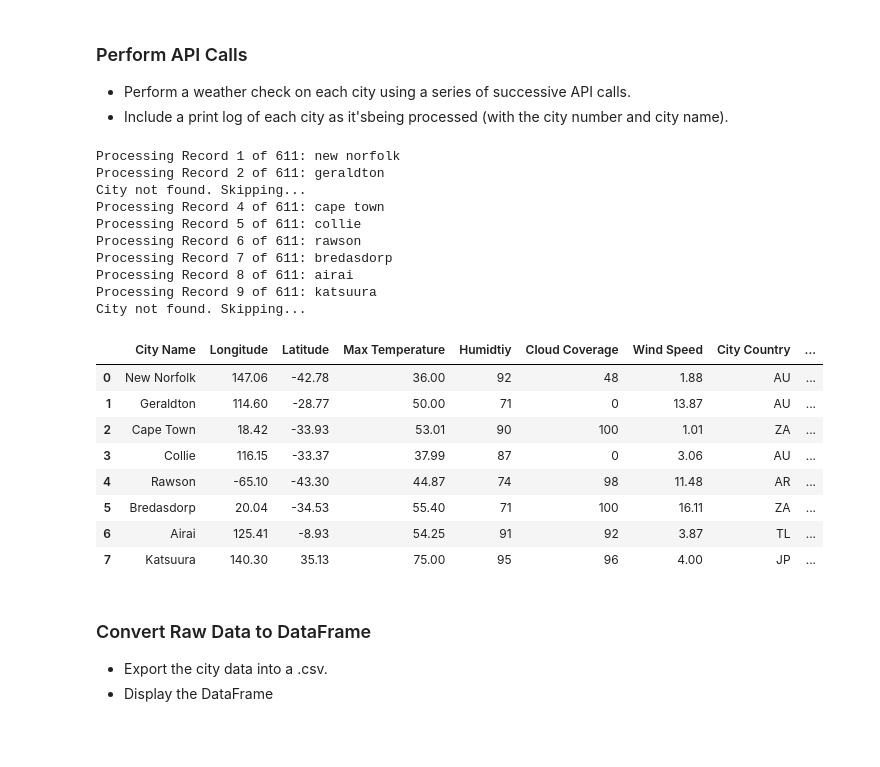
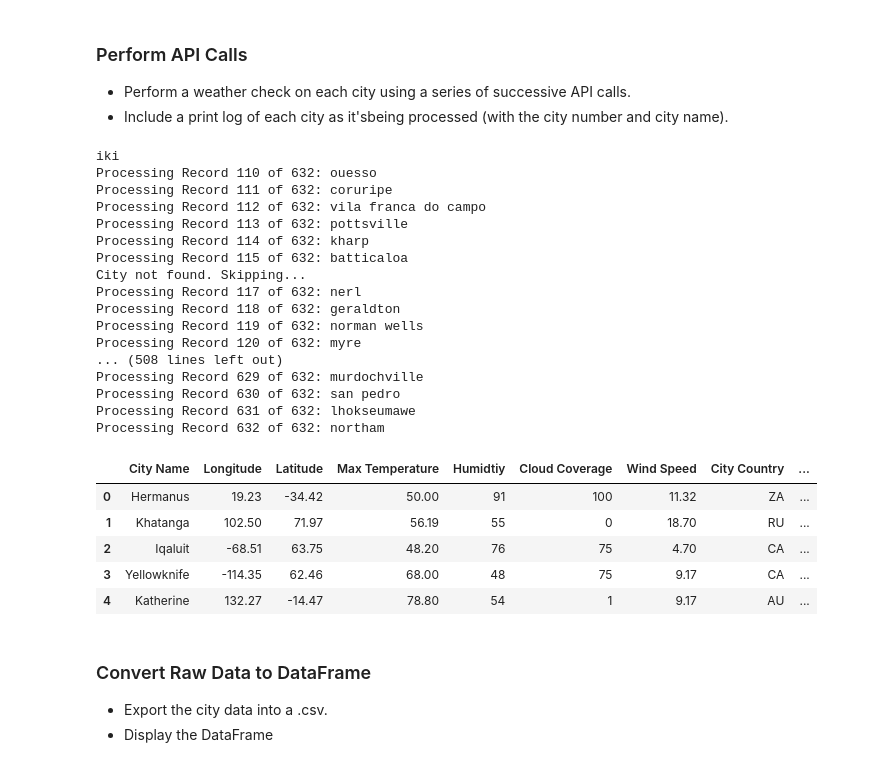
Before and after one commit to bourbonracer/Python-API-Challenge, a Jupyter notebook: starter_code/WeatherPy.ipynb, the cells around one changed output. Saved outputs shown, nothing was run; the diff lists cells and outputs as text; code cells hidden in the pictures; blank space fills up the shorter version.

```diff
--- a/starter_code/WeatherPy.ipynb
+++ b/starter_code/WeatherPy.ipynb
@@ -68,7 +68,7 @@ datetime = []
 
 city_number = 0
 
-for city in cities[:10]:
+for city in cities:
     q_url = f"{base_url}q={city}&units={units}&appid={weather_api_key}"
     weather_resp = requests.get(q_url).json()
 
@@ -93,37 +93,41 @@ for city in cities[:10]:
         print("City not found. Skipping...")
         pass
 # %% [output]
-Processing Record 1 of 611: new norfolk
-Processing Record 2 of 611: geraldton
+iki
+Processing Record 110 of 632: ouesso
+Processing Record 111 of 632: coruripe
+Processing Record 112 of 632: vila franca do campo
+Processing Record 113 of 632: pottsville
+Processing Record 114 of 632: kharp
+Processing Record 115 of 632: batticaloa
 City not found. Skipping...
-Processing Record 4 of 611: cape town
-Processing Record 5 of 611: collie
-Processing Record 6 of 611: rawson
-Processing Record 7 of 611: bredasdorp
-Processing Record 8 of 611: airai
-Processing Record 9 of 611: katsuura
-City not found. Skipping...
+Processing Record 117 of 632: nerl
+Processing Record 118 of 632: geraldton
+Processing Record 119 of 632: norman wells
+Processing Record 120 of 632: myre
+... (508 lines left out)
+Processing Record 629 of 632: murdochville
+Processing Record 630 of 632: san pedro
+Processing Record 631 of 632: lhokseumawe
+Processing Record 632 of 632: northam
 # %%
 city_summary = pd.DataFrame({"City Name": name,
                             "Longitude": lng,
                             "Latitude": lat,
                             "Max Temperature": maxtemp,
                             "Humidtiy": humid,
                             "Cloud Coverage": cloud,
                             "Wind Speed": windspd,
                             "City Country": country,
                             "Date Time": datetime})
-city_summary
+city_summary.head()
 # %% [output]
 |  | City Name | Longitude | Latitude | Max Temperature | Humidtiy | Cloud Coverage | Wind Speed | City Country | ... |
-| 0 | New Norfolk | 147.06 | -42.78 | 36.00 | 92 | 48 | 1.88 | AU | ... |
-| 1 | Geraldton | 114.60 | -28.77 | 50.00 | 71 | 0 | 13.87 | AU | ... |
-| 2 | Cape Town | 18.42 | -33.93 | 53.01 | 90 | 100 | 1.01 | ZA | ... |
-| 3 | Collie | 116.15 | -33.37 | 37.99 | 87 | 0 | 3.06 | AU | ... |
-| 4 | Rawson | -65.10 | -43.30 | 44.87 | 74 | 98 | 11.48 | AR | ... |
-| 5 | Bredasdorp | 20.04 | -34.53 | 55.40 | 71 | 100 | 16.11 | ZA | ... |
-| 6 | Airai | 125.41 | -8.93 | 54.25 | 91 | 92 | 3.87 | TL | ... |
-| 7 | Katsuura | 140.30 | 35.13 | 75.00 | 95 | 96 | 4.00 | JP | ... |
+| 0 | Hermanus | 19.23 | -34.42 | 50.00 | 91 | 100 | 11.32 | ZA | ... |
+| 1 | Khatanga | 102.50 | 71.97 | 56.19 | 55 | 0 | 18.70 | RU | ... |
+| 2 | Iqaluit | -68.51 | 63.75 | 48.20 | 76 | 75 | 4.70 | CA | ... |
+| 3 | Yellowknife | -114.35 | 62.46 | 68.00 | 48 | 75 | 9.17 | CA | ... |
+| 4 | Katherine | 132.27 | -14.47 | 78.80 | 54 | 1 | 9.17 | AU | ... |
 # %% [markdown]
 ### Convert Raw Data to DataFrame
 * Export the city data into a .csv.
```
Also changed, not shown: parts of 3 cells of this notebook.
